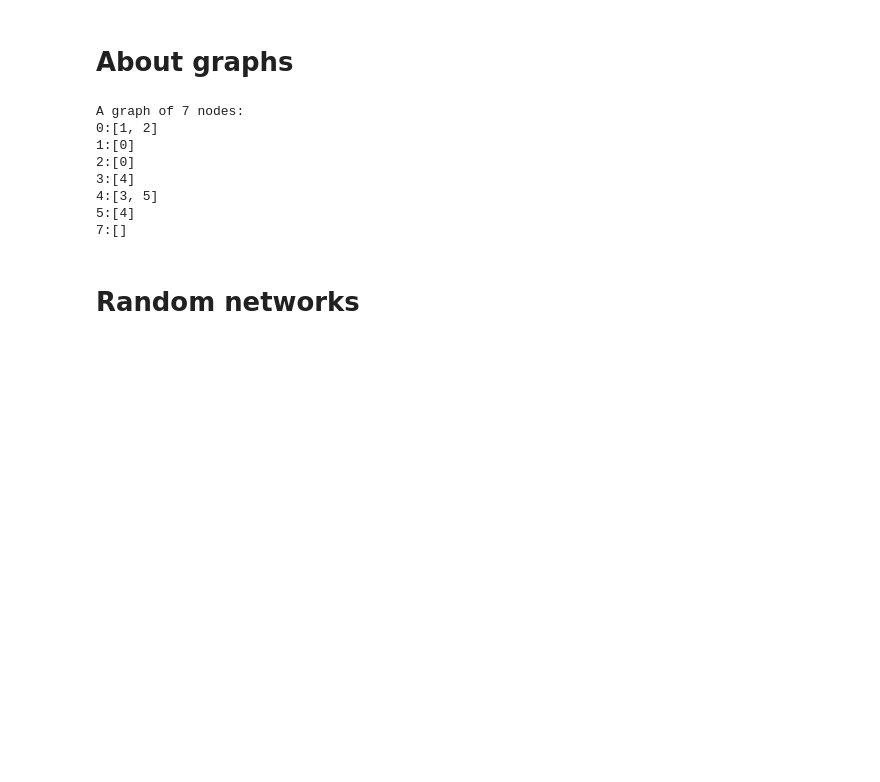
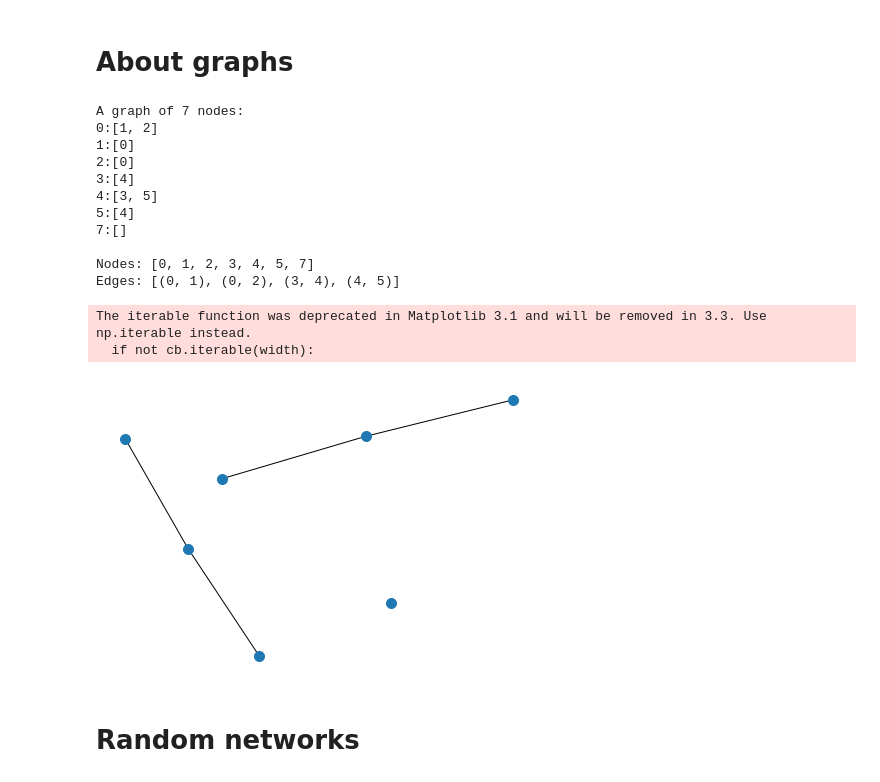
Before and after one commit to snakeiana/BIO-336-S, a Jupyter notebook: Random networks.ipynb, the cells around one changed output. Drawn from its saved outputs; the diff is of its cells as text; code cells hidden in the pictures; blank space fills up the shorter version.

```diff
--- a/Random networks.ipynb
+++ b/Random networks.ipynb
@@ -8,48 +8,73 @@ import networkx as nx
 # %%
 class Graph():
     def __init__(self):
-        #self.edges = [] # create a list of tuples
-        #self.nodes = [] #list of nodes to be printed
-        #nodes are our keys
         self.gdict = {}
 
-    def add_node(self,node):
-        """if node is not in a dictinary, add it."""
-        if node not in self.gdict: #changed from self.node
-            self.gdict[node]=[]
+    def add_node(self, node):
+        """If node is not in a dictionary, add it."""
+        if node not in self.gdict:
+            self.gdict[node] = []
 
-    def add_edge(self,node1,node2): #we need to define add_edge for the object to be created
+    def add_edge(self, node1, node2):
         self.add_node(node1)
         self.add_node(node2)
-        #if (node1,node2) not in self.edges:
-           # self.edges.append((node1,node2))
+        # Add node2 as a connection for node1, and the other way around
         if node2 not in self.gdict[node1]:
             self.gdict[node1].append(node2)
         if node1 not in self.gdict[node2]:
             self.gdict[node2].append(node1)
 
-    def __str__(self): #string returns a list of our stuffs
+    def nodes(self):
+        """Returns a list of nodes."""
+        return list(self.gdict.keys())
+
+    def edges(self):
+        """Returns a list of edges."""
+        out = []
+        for node,links in self.gdict.items():
+            for link in links:
+                if node<link:
+                    out.append((node,link))
+        return out
+
+    def __str__(self):
         out = 'A graph of ' + str(len(self.gdict)) + ' nodes:\n'
         for node in self.gdict:
-            out += str(node) + ':' + str(self.gdict[node]) +'\n' #\n is new line
-        return out #switched return str to out
+            out += str(node) + ':' + str(self.gdict[node]) + '\n'
+        return out
 
+    def plot(self):
+        g_nx = nx.Graph()
+        g_nx.add_nodes_from(self.nodes())
+        g_nx.add_edges_from(self.edges())
+        nx.draw_kamada_kawai(g_nx, node_size=100)
+
+# Test
 g = Graph()
 g.add_edge(0,1)
 g.add_edge(0,2)
 g.add_edge(3,4)
 g.add_edge(4,5)
-g.add_node(7) #node with no edges/not connected to any other nodes
+g.add_node(7)
 print(g)
+print('Nodes:',g.nodes())
+print('Edges:',g.edges())
+g.plot()
 # %% [output]
 A graph of 7 nodes:
 0:[1, 2]
 1:[0]
 2:[0]
 3:[4]
 4:[3, 5]
 5:[4]
 7:[]
+
+Nodes: [0, 1, 2, 3, 4, 5, 7]
+Edges: [(0, 1), (0, 2), (3, 4), (4, 5)]
+The iterable function was deprecated in Matplotlib 3.1 and will be removed in 3.3. Use np.iterable instead.
+  if not cb.iterable(width):
+[figure, added]
 # %% [markdown]
 # Random networks
 # %%
```
Also changed, not shown: parts of 7 cells of this notebook.
